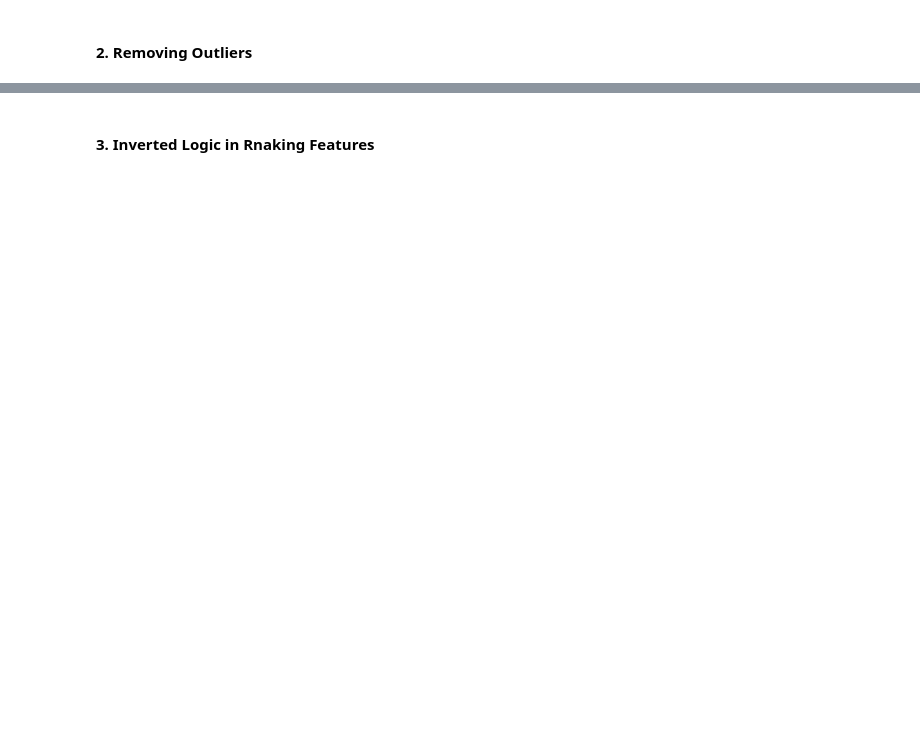
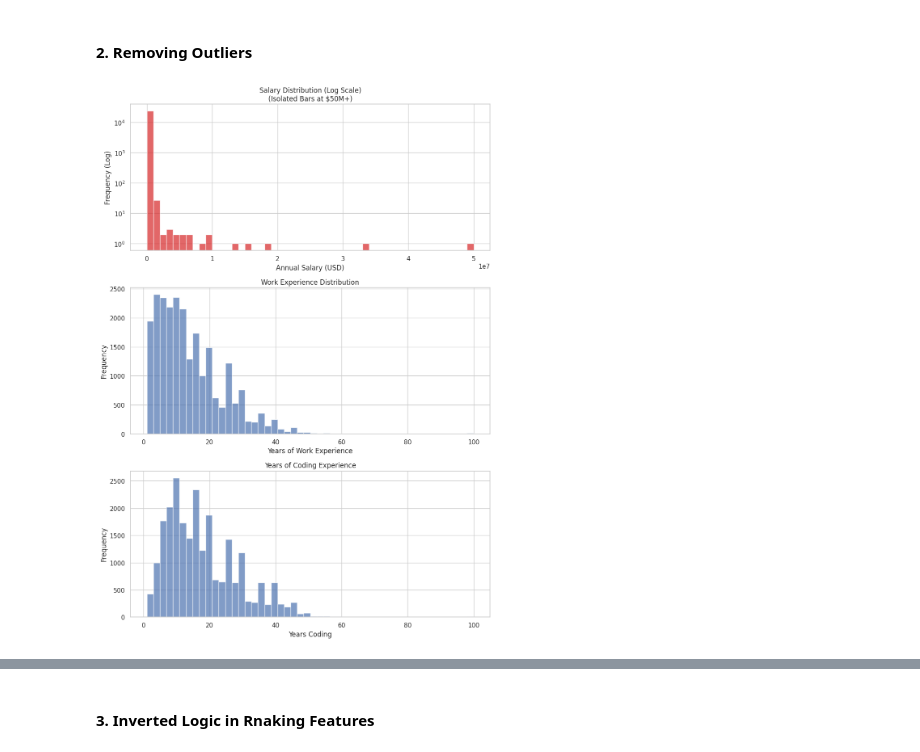
Before and after one commit to jonnyCap/BI---Data-Analytics, a Jupyter notebook: data-analytics-notebook.ipynb, the cells around one changed output, grey strips where cells are left out. Drawn from its saved outputs; the diff is of its cells as text; code cells hidden in the pictures; blank space fills up the shorter version.

Commit message:
Improved plots

```diff
--- a/data-analytics-notebook.ipynb
+++ b/data-analytics-notebook.ipynb
@@ -1488,19 +1676,27 @@ for col in cols_to_check:
         print(f"[{col}] IQR Outliers: {count} | 99th Percentile Cutoff: {p99_orig:,.2f}")
 
         # --- VISUALIZATION ---
-        fig, axes = plt.subplots(1, 2, figsize=(16, 6))
+        fig, axes = plt.subplots(2, 1, figsize=(12, 12)) # Increased figure size slightly
 
         # Plot A: Standard IQR
         sns.boxplot(x=valid_data, ax=axes[0], color='skyblue')
-        axes[0].set_title(f"{col}: Original Distribution (IQR)")
+
+        # ENLARGING PLOT A ELEMENTS
+        axes[0].set_title(f"{col}: Original Distribution (IQR)", fontsize=22, fontweight='bold', pad=20)
+        axes[0].set_xlabel(col, fontsize=18)
+        axes[0].tick_params(axis='x', labelsize=16) # Enlarge X-axis ticks
 
         # Plot B: Log + Percentiles
         sns.histplot(log_data, ax=axes[1], kde=True, color='orange')
         axes[1].axvline(p01_log, color='red', linestyle='--', label=f'1% (Log: {p01_log:.2f})')
         axes[1].axvline(p99_log, color='red', linestyle='--', label=f'99% (Log: {p99_log:.2f})')
 
-        axes[1].set_title(f"Log({col}) Distribution + Percentile Cutoffs")
-        axes[1].legend()
+        # ENLARGING PLOT B ELEMENTS
+        axes[1].set_title(f"Log({col}) Distribution + Percentile Cutoffs", fontsize=22, fontweight='bold', pad=20)
+        axes[1].set_xlabel(f"Log({col})", fontsize=18)
+        axes[1].set_ylabel("Count", fontsize=18)
+        axes[1].tick_params(axis='both', labelsize=16) # Enlarge ticks
+        axes[1].legend(fontsize=16) # Enlarge legend text
 
         plt.tight_layout()
 
@@ -1838,38 +2052,52 @@ print("Inserted writer")
 # %%
 #Plot from student a from above --> just taken in order to not always scrole up
 """
 plt.subplot(1, 2, 1)
 plt.hist(processed_data['ConvertedCompYearly'].dropna(), bins=50, color='#d62728', alpha=0.7)
 plt.yscale('log')
 plt.title("Salary Distribution (Log Scale)\n(Notice the isolated bars at $50M+)")
 plt.xlabel("Annual Salary (USD)")
 plt.ylabel("Frequency (Log)")"""
-def plot_outliers(processed_data):
-    plt.figure(figsize=(18, 5))
+def plot_outliers(processed_data, index=0):
+    plt.figure(figsize=(10, 14))
 
-    plt.subplot(1, 3, 1)
+    plt.subplot(3, 1, 1)
     plt.hist(processed_data['ConvertedCompYearly'].dropna(), bins=50, color='#d62728', alpha=0.7)
     plt.yscale('log')
     plt.title("Salary Distribution (Log Scale)\n(Isolated Bars at $50M+)")
     plt.xlabel("Annual Salary (USD)")
     plt.ylabel("Frequency (Log)")
 
-    plt.subplot(1, 3, 2)
+    plt.subplot(3, 1, 2)
     plt.hist(processed_data['WorkExp'].dropna(), bins=50, alpha=0.7)
     plt.title("Work Experience Distribution")
     plt.xlabel("Years of Work Experience")
     plt.ylabel("Frequency")
 
-    plt.subplot(1, 3, 3)
+    plt.subplot(3, 1, 3)
     plt.hist(processed_data['YearsCode'].dropna(), bins=50, alpha=0.7)
     plt.title("Years of Coding Experience")
     plt.xlabel("Years Coding")
     plt.ylabel("Frequency")
 
+    # --- FIX IS HERE ---
+    # Calculate spacing BEFORE saving
     plt.tight_layout()
+
+    # Optional: If tight_layout isn't enough, add manual spacing with this:
+    # plt.subplots_adjust(hspace=0.4)
+
+    plot_path = os.path.join("plots", "outlier_preparation")
+    os.makedirs(plot_path, exist_ok=True)
+
+    # Now save the corrected layout
+    plt.savefig(os.path.join(plot_path, f"distribution_{index}.png"))
+
     plt.show()
 
 plot_outliers(processed_data)
+# %% [output]
+[figure, added]
 # %%
 # Remove ConvertedCompYearly outliers
 
```
Also changed, not shown: parts of 46 cells of this notebook, 25 other files.
